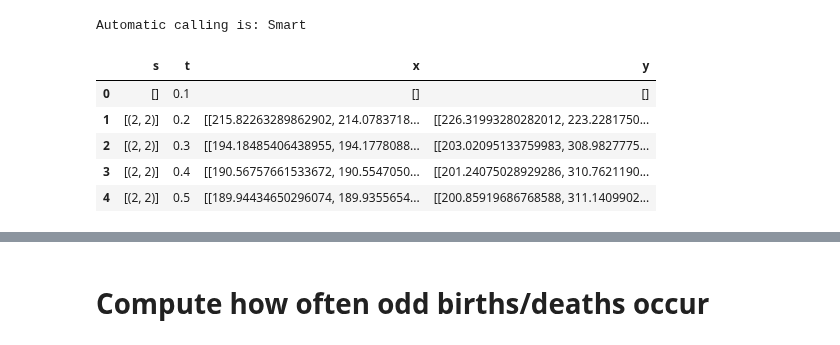
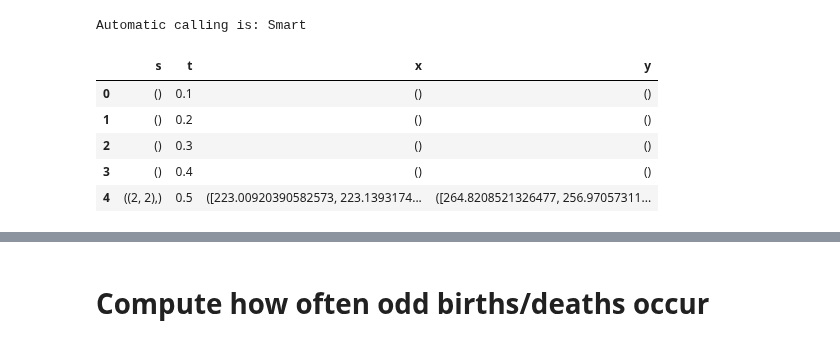
Before and after one commit to timtyree/care, a Jupyter notebook: notebooks/Identifying Odd Births and Deaths.ipynb, the cells around one changed output, grey strips where cells are left out. Cells and saved outputs as stored; diff of their text form; code cells hidden in the pictures.

```diff
--- a/notebooks/Identifying Odd Births and Deaths.ipynb
+++ b/notebooks/Identifying Odd Births and Deaths.ipynb
@@ -62,16 +62,18 @@ Automatic calling is: Smart
 # %%
 # data_dir = 'Data/tip_log_circle6_at_time_3012.8.csv' # 2 tips in uniform circular motion
 # data_dir = 'Data/tip_log_circle6_params_changed_at_time_1800.0.csv' # chaos - sigma = 1, threshold = 0.9, no wrapping
 # data_dir = 'Data/tip_log_chaos_circle6_sigma_2_at_time_3600.2.csv'  # chaos - sigma = 2, threshold = 0.9, no wrapping
 # data_dir = 'Data/tip_log_chaos_circle6_sigma_2_wrapping_at_time_1800.0.csv'
-data_dir = 'Data/tip_log_chaos_circle6_sigma_3_threshold_0.8_wrapping_true_at_time_1800.0.csv'
-descrip = 'sigma_3_threshold_0.8_yes_wrapping'
+# data_dir = 'Data/tip_log_chaos_circle6_sigma_3_threshold_0.8_wrapping_true_at_time_1800.0.csv'
+data_dir = 'Data/tip_log_chaos_circle6_sigma_4_threshold_0.9_wrapping_true_at_time_1800.0.csv'
+descrip = data_dir.replace('Data/tip_log_chaos_circle6_','')[:-4]
+# descrip = 'sigma_3_threshold_0.8_yes_wrapping'
 df = pd.read_csv(data_dir)
 df.head()
 # %% [output]
 |  | s | t | x | y |
-| 0 | [] | 0.1 | [] | [] |
-| 1 | [(2, 2)] | 0.2 | [[215.82263289862902, 214.0783718... | [[226.31993280282012, 223.2281750... |
-| 2 | [(2, 2)] | 0.3 | [[194.18485406438955, 194.1778088... | [[203.02095133759983, 308.9827775... |
-| 3 | [(2, 2)] | 0.4 | [[190.56757661533672, 190.5547050... | [[201.24075028929286, 310.7621190... |
-| 4 | [(2, 2)] | 0.5 | [[189.94434650296074, 189.9355654... | [[200.85919686768588, 311.1409902... |
+| 0 | () | 0.1 | () | () |
+| 1 | () | 0.2 | () | () |
+| 2 | () | 0.3 | () | () |
+| 3 | () | 0.4 | () | () |
+| 4 | ((2, 2),) | 0.5 | ([223.00920390582573, 223.1393174... | ([264.8208521326477, 256.97057311... |
```
Also changed, not shown: parts of 21 cells of this notebook, 27 other files.
